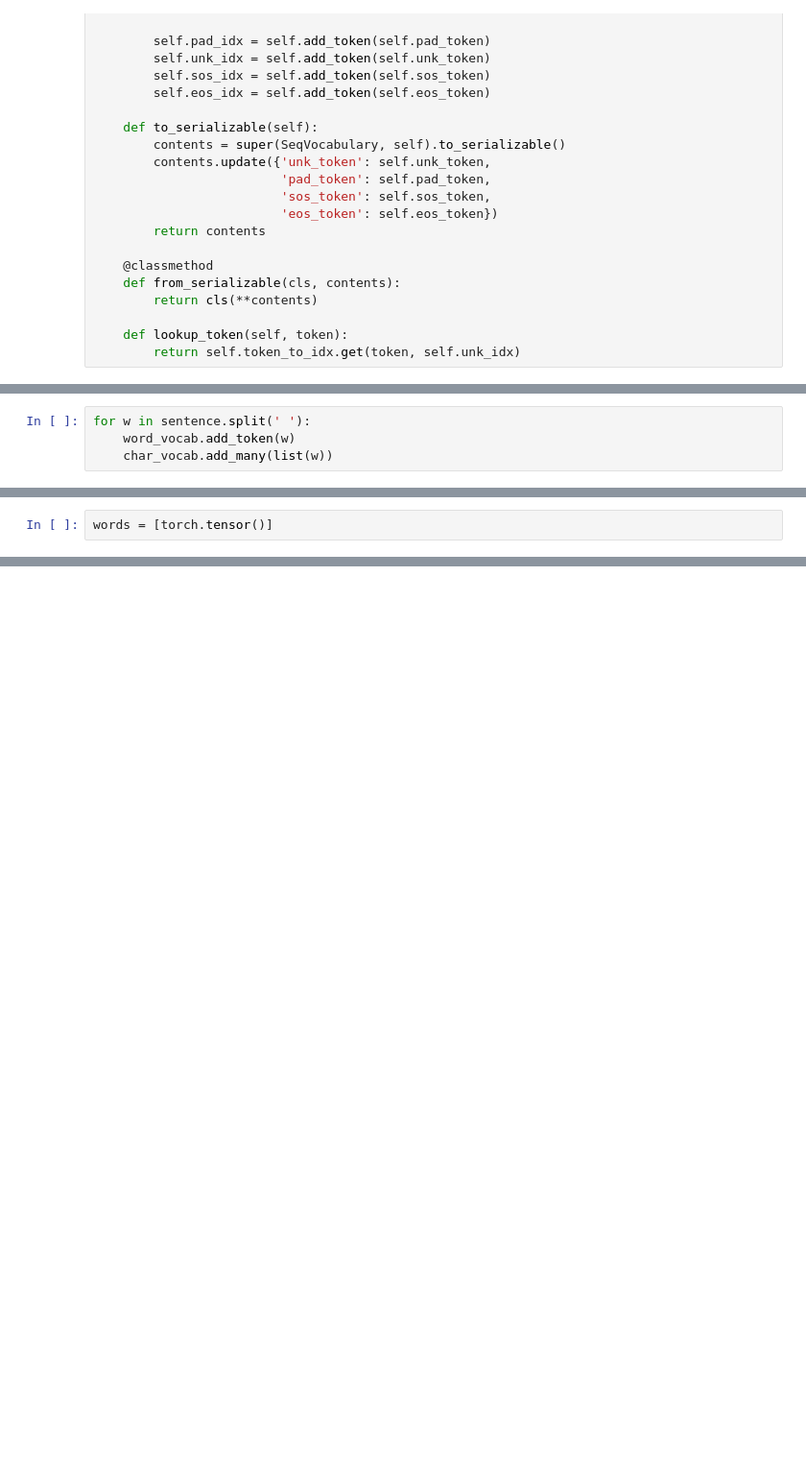
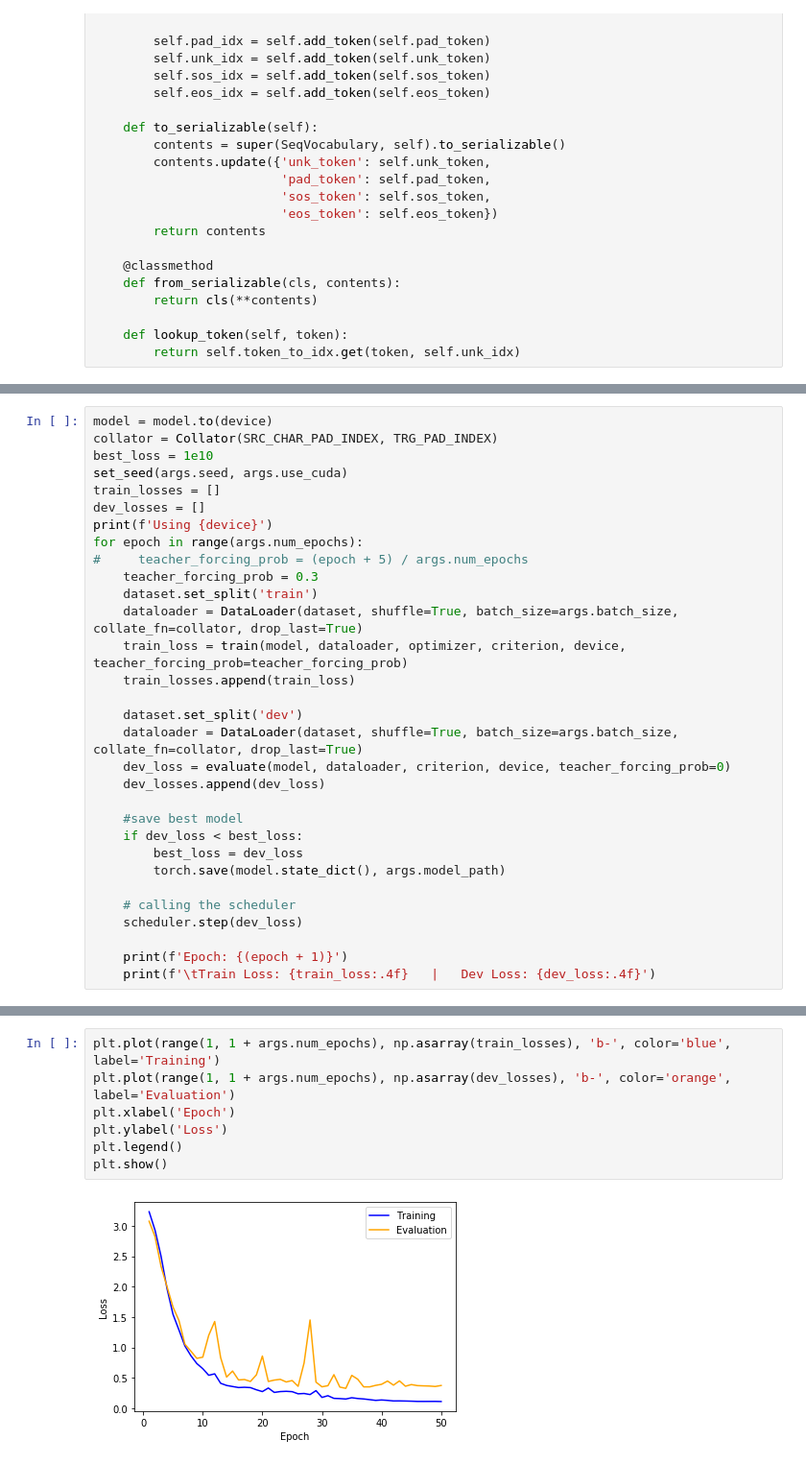
Before and after one commit to CAMeL-Lab/gender-reinflection, a Jupyter notebook: models/notebooks/NMT_Gender_Features.ipynb, the cells around one changed output, grey strips where cells are left out. Shown: that part at 96% size. Drawn from its saved outputs; the diff is of its cells as text; blank space fills up the shorter version.

```diff
--- a/models/notebooks/NMT_Gender_Features.ipynb
+++ b/models/notebooks/NMT_Gender_Features.ipynb
@@ -580,4 +159,0 @@ word_vocab = Vocabulary()
-# %%
-for w in sentence.split(' '):
-    word_vocab.add_token(w)
-    char_vocab.add_many(list(w))
@@ -620,2 +159,0 @@ torch.Size([1, 17, 10])
-# %%
-words = [torch.tensor()]
@@ -627,0 +867,31 @@ TypeError: 'function' object is not subscriptable
+# %%
+model = model.to(device)
+collator = Collator(SRC_CHAR_PAD_INDEX, TRG_PAD_INDEX)
+best_loss = 1e10
+set_seed(args.seed, args.use_cuda)
+train_losses = []
+dev_losses = []
+print(f'Using {device}')
+for epoch in range(args.num_epochs):
+#     teacher_forcing_prob = (epoch + 5) / args.num_epochs
+    teacher_forcing_prob = 0.3
+    dataset.set_split('train')
+    dataloader = DataLoader(dataset, shuffle=True, batch_size=args.batch_size, collate_fn=collator, drop_last=True)
+    train_loss = train(model, dataloader, optimizer, criterion, device, teacher_forcing_prob=teacher_forcing_prob)
+    train_losses.append(train_loss)
+
+    dataset.set_split('dev')
+    dataloader = DataLoader(dataset, shuffle=True, batch_size=args.batch_size, collate_fn=collator, drop_last=True)
+    dev_loss = evaluate(model, dataloader, criterion, device, teacher_forcing_prob=0)
+    dev_losses.append(dev_loss)
+
+    #save best model
+    if dev_loss < best_loss:
+        best_loss = dev_loss
+        torch.save(model.state_dict(), args.model_path)
+
+    # calling the scheduler
+    scheduler.step(dev_loss)
+
+    print(f'Epoch: {(epoch + 1)}')
+    print(f'\tTrain Loss: {train_loss:.4f}   |   Dev Loss: {dev_loss:.4f}')
@@ -627,0 +916,9 @@ TypeError: 'function' object is not subscriptable
+# %%
+plt.plot(range(1, 1 + args.num_epochs), np.asarray(train_losses), 'b-', color='blue', label='Training')
+plt.plot(range(1, 1 + args.num_epochs), np.asarray(dev_losses), 'b-', color='orange', label='Evaluation')
+plt.xlabel('Epoch')
+plt.ylabel('Loss')
+plt.legend()
+plt.show()
+# %% [output]
+[figure, added]
```
Also changed, not shown: parts of 53 cells of this notebook.
